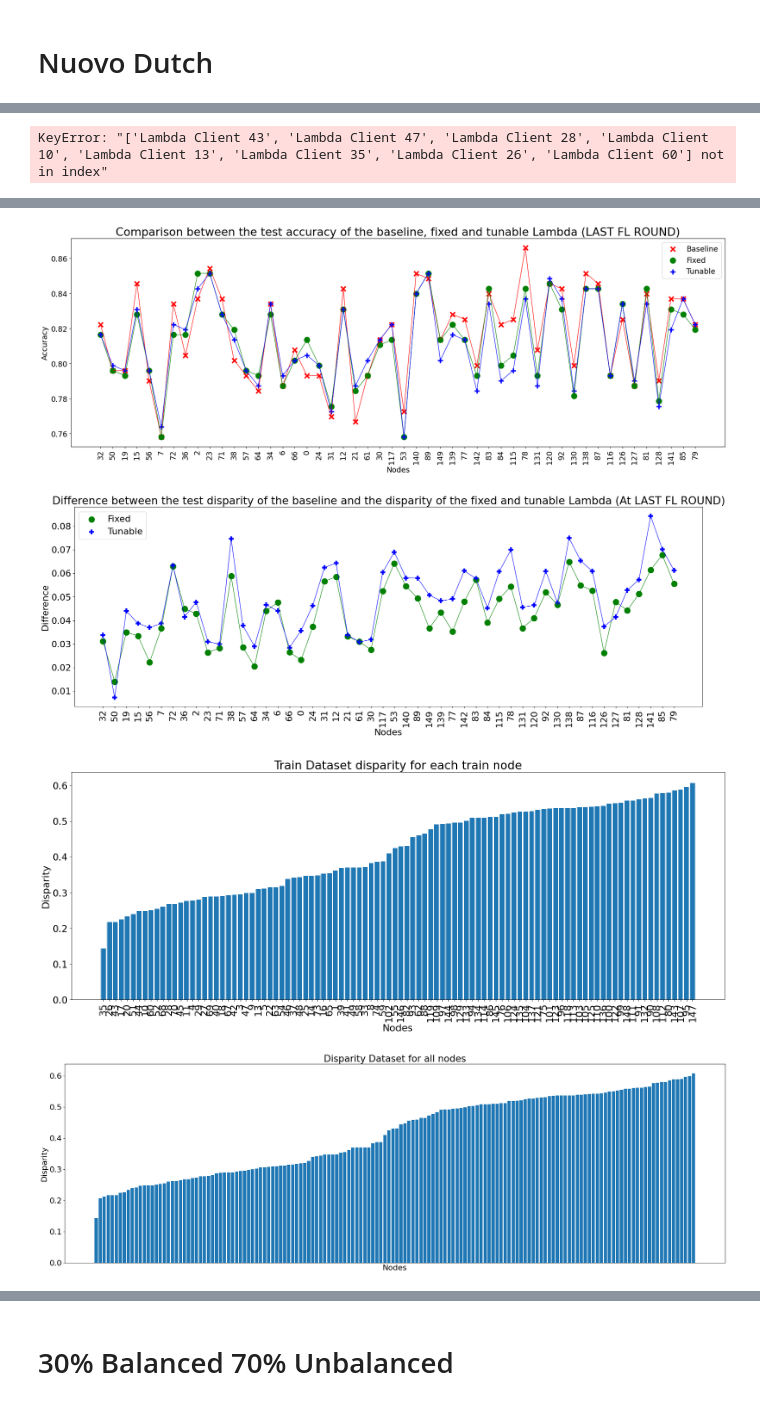
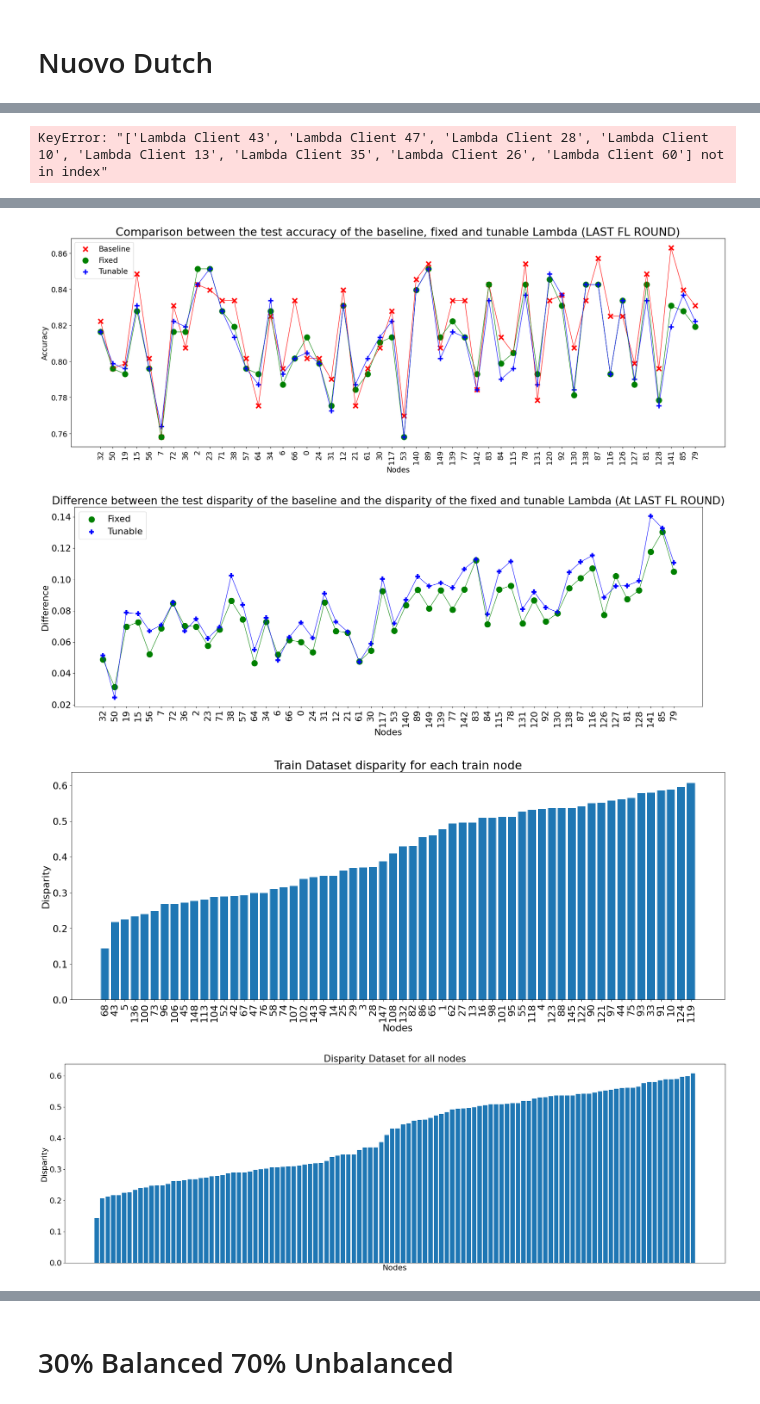
Before and after one commit to lucacorbucci/PUFFLE, a Jupyter notebook: plots/plots.ipynb, the cells around one changed output, grey strips where cells are left out. Drawn from its saved outputs; the diff is of its cells as text; code cells hidden in the pictures.

```diff
--- a/plots/plots.ipynb
+++ b/plots/plots.ipynb
@@ -863,7 +863,7 @@ def process_and_plot(
 # Nuovo Dutch
 # %%
 process_and_plot(
-    baseline_link="/lucacorbucci/FL_fairness/runs/4ufqnvt8",
+    baseline_link="/lucacorbucci/FL_PUF_Sweep/runs/d3ghmf2e",
     fixed_link="/lucacorbucci/FL_fairness/runs/wihd5qpu",
     tunable_link="/lucacorbucci/FL_fairness/runs/j0hv6tlh",
     experiment="50_50",
@@ -898,4 +898,4 @@ KeyError: "['Lambda Client 43', 'Lambda Client 47', 'Lambda Client 28', 'Lambda
-[figure, old version]
+[figure, new version]
-[figure, old version]
+[figure, new version]
-[figure, old version]
+[figure, new version]
-[figure, old version]
+[figure, new version]
```
Also changed, not shown: parts of 1 cell of this notebook, 2 other files.
